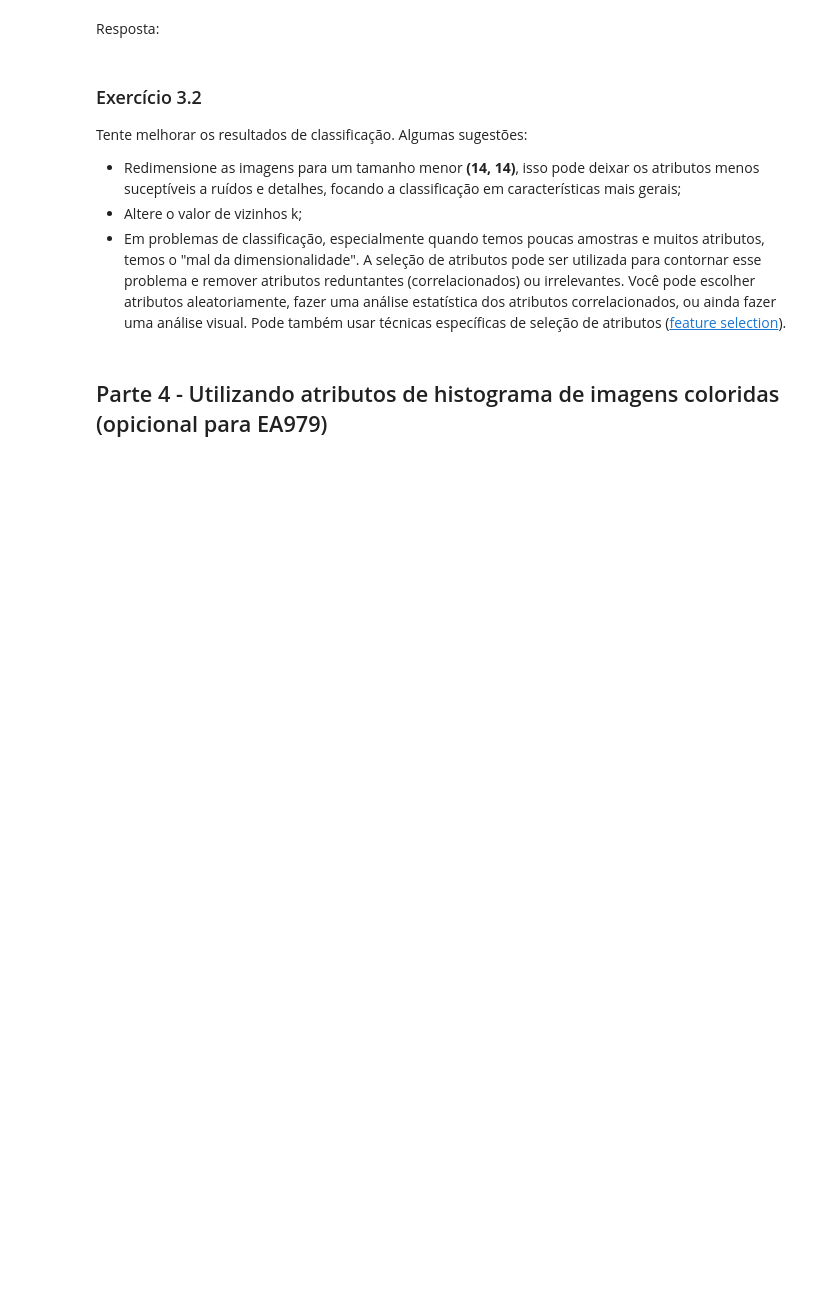
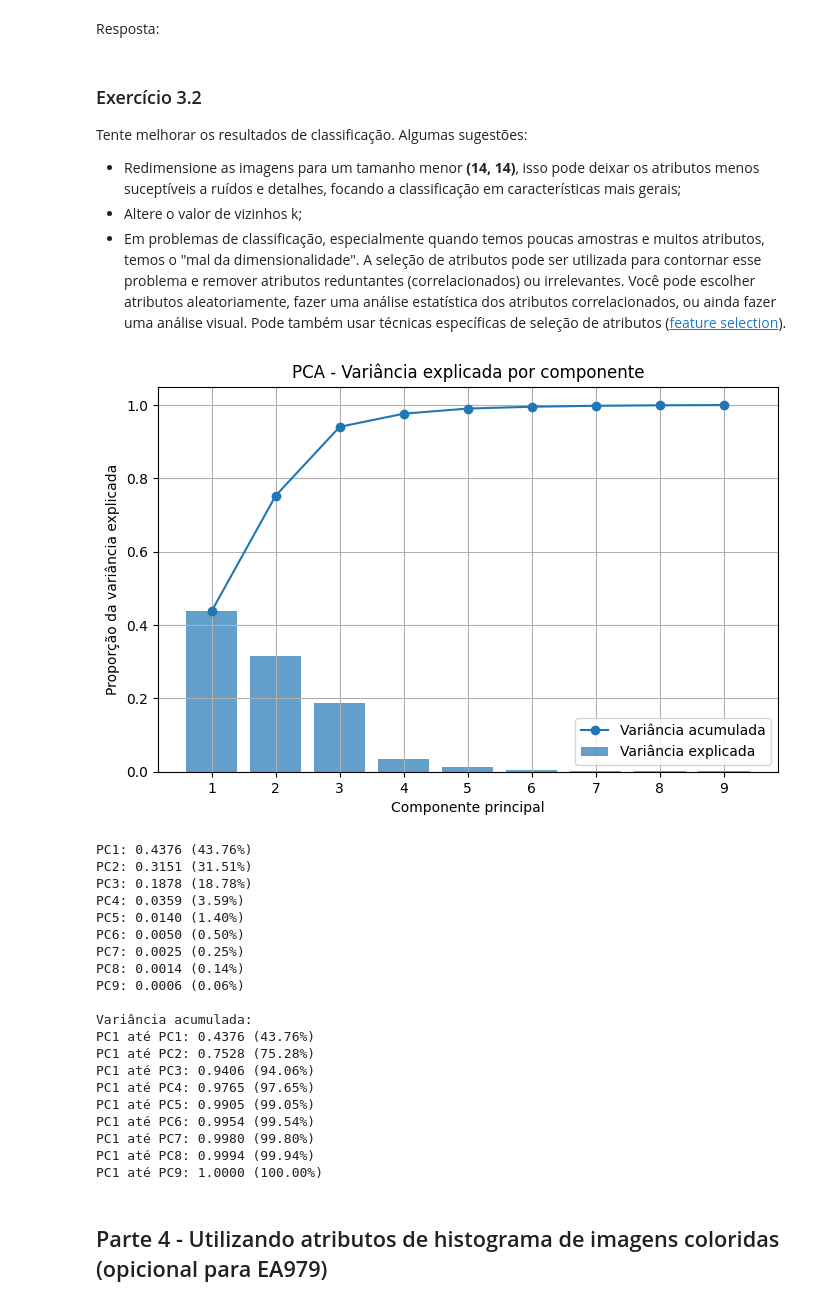
Before and after one commit to UNICAMP-EA979/2026s1-pi02-histogramas-knn-JoaoSenirio, a Jupyter notebook: Atividade.ipynb, the cells around one changed output. Cells and saved outputs as stored; diff of their text form; code cells hidden in the pictures; blank space fills up the shorter version.

```diff
--- a/Atividade.ipynb
+++ b/Atividade.ipynb
@@ -477,3 +589,65 @@ Tente melhorar os resultados de classificação. Algumas sugestões:
+# %%
+from sklearn.decomposition import PCA
+from sklearn.preprocessing import StandardScaler
+
+# X_train deve ter shape (n_amostras, n_features)
+# exemplo: X_train = ...
+X_train = X
+
+# 1) Padronizar as features
+scaler = StandardScaler()
+X_scaled = scaler.fit_transform(X_train)
+
+# 2) Ajustar PCA com todas as componentes
+pca = PCA()
+pca.fit(X_scaled)
+
+# 3) Variância explicada
+explained_var = pca.explained_variance_ratio_
+explained_var_cum = np.cumsum(explained_var)
+
+# 4) Plot
+plt.figure(figsize=(8,5))
+plt.bar(range(1, len(explained_var)+1), explained_var, alpha=0.7, label='Variância explicada')
+plt.plot(range(1, len(explained_var)+1), explained_var_cum, marker='o', label='Variância acumulada')
+
+plt.xlabel('Componente principal')
+plt.ylabel('Proporção da variância explicada')
+plt.title('PCA - Variância explicada por componente')
+plt.xticks(range(1, len(explained_var)+1))
+plt.legend()
+plt.grid(True)
+plt.show()
+
+# 5) Imprimir valores
+for i, var in enumerate(explained_var, start=1):
+    print(f'PC{i}: {var:.4f} ({var*100:.2f}%)')
+
+print('\nVariância acumulada:')
+for i, var in enumerate(explained_var_cum, start=1):
+    print(f'PC1 até PC{i}: {var:.4f} ({var*100:.2f}%)')
+# %% [output]
+[figure, added]
+PC1: 0.4376 (43.76%)
+PC2: 0.3151 (31.51%)
+PC3: 0.1878 (18.78%)
+PC4: 0.0359 (3.59%)
+PC5: 0.0140 (1.40%)
+PC6: 0.0050 (0.50%)
+PC7: 0.0025 (0.25%)
+PC8: 0.0014 (0.14%)
+PC9: 0.0006 (0.06%)
+
+Variância acumulada:
+PC1 até PC1: 0.4376 (43.76%)
+PC1 até PC2: 0.7528 (75.28%)
+PC1 até PC3: 0.9406 (94.06%)
+PC1 até PC4: 0.9765 (97.65%)
+PC1 até PC5: 0.9905 (99.05%)
+PC1 até PC6: 0.9954 (99.54%)
+PC1 até PC7: 0.9980 (99.80%)
+PC1 até PC8: 0.9994 (99.94%)
+PC1 até PC9: 1.0000 (100.00%)
 # %% [markdown]
 ## Parte 4 - Utilizando atributos de histograma de imagens coloridas (opicional para EA979)
 # %% [markdown]
```
Also changed, not shown: parts of 13 cells of this notebook.
